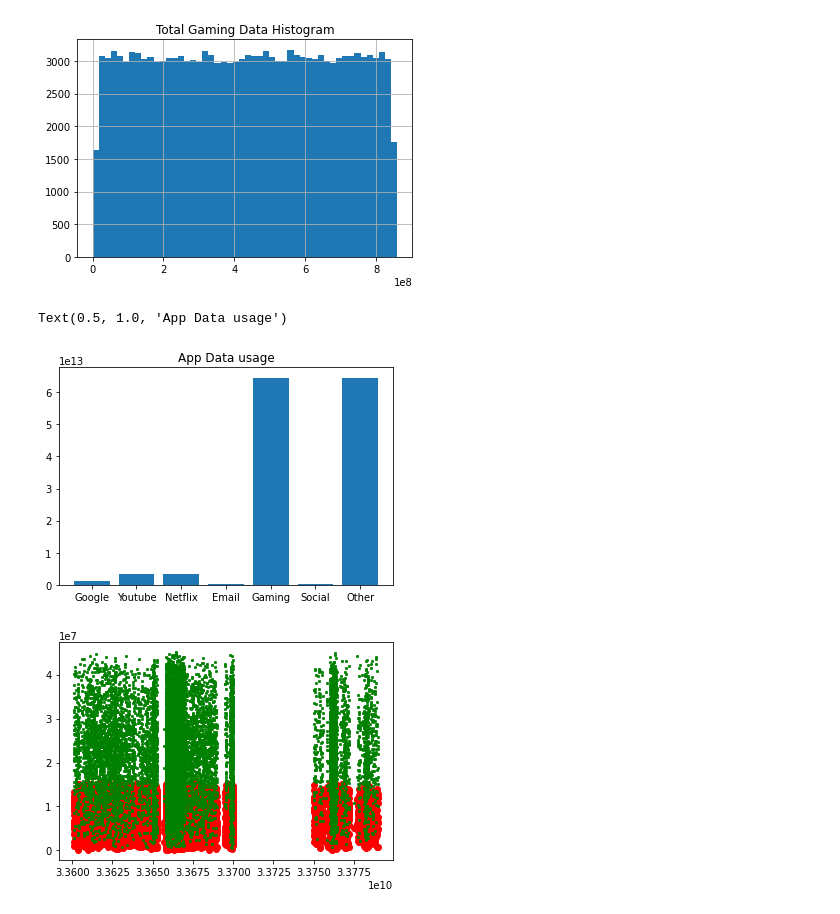
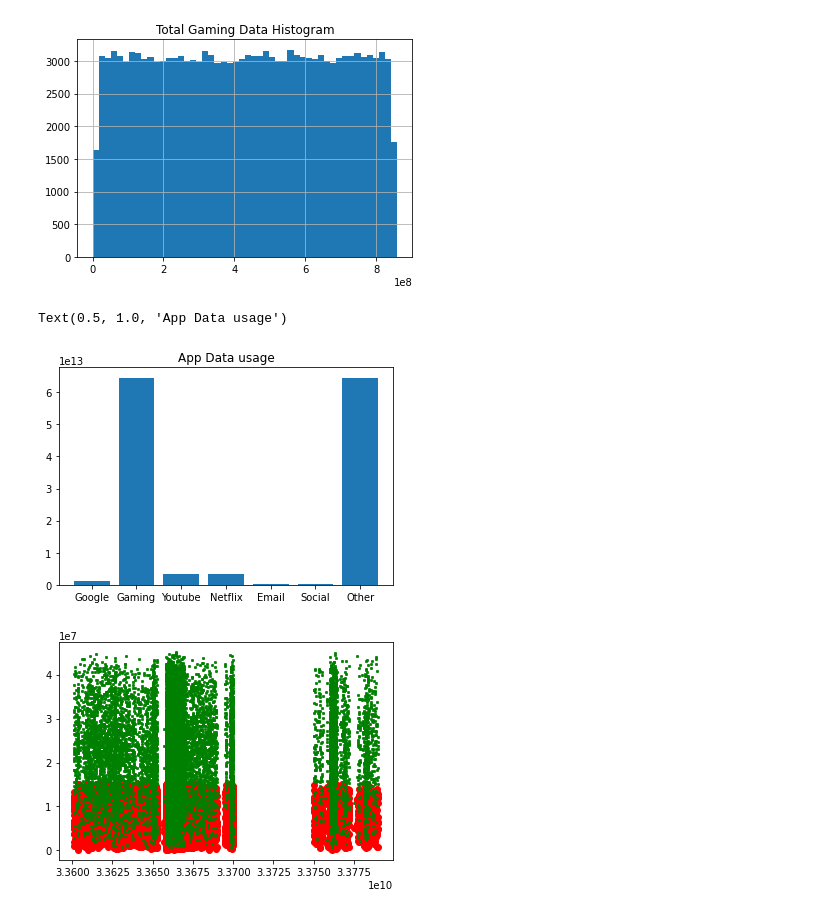
Before and after one commit to behigu/TellCo-Telecom-User-s-Data-Analysis, a Jupyter notebook: notebooks/Telco_telecom_user_data_analysis.ipynb, the cells around one changed output. Drawn from its saved outputs; the diff is of its cells as text; code cells hidden in the pictures.

```diff
--- a/notebooks/Telco_telecom_user_data_analysis.ipynb
+++ b/notebooks/Telco_telecom_user_data_analysis.ipynb
@@ -472,16 +472,16 @@ plt.title("Total Gaming Data Histogram")
 Text(0.5, 1.0, 'Total Gaming Data Histogram')
 [figure]
 # %%
-total_usage = df_clean[["Google_total_data_volume", "Youtube_total_data_volume", "Netflix_total_data_volume", "Email_total_data_volume", "Gaming_total_data_volume", "SocialMedia_total_data_volume", "Other_total_data_volume"]]
+total_usage = df_clean[["Google_total_data_volume", "Gaming_total_data_volume", "Youtube_total_data_volume", "Netflix_total_data_volume", "Email_total_data_volume", "SocialMedia_total_data_volume", "Other_total_data_volume"]]
 ind = np.arange(7)
 width =0.8
 
-plt.xticks(ind , ("Google", "Youtube", "Netflix", "Email", "Gaming", "Social", "Other"))
+plt.xticks(ind , ("Google","Gaming", "Youtube", "Netflix", "Email",  "Social", "Other"))
 plt.bar(ind, total_usage.sum(), width, label = "Total Usage")
 plt.title("App Data usage")
 # %% [output]
 Text(0.5, 1.0, 'App Data usage')
-[figure, old version]
+[figure, new version]
 # %%
 plt.scatter(df_clean['MSISDN/Number'].head(15000),df_clean['Google_total_data_volume'].head(15000),c='r')
 plt.scatter(df_clean['MSISDN/Number'].head(15000), df_clean['Youtube_total_data_volume'].head(15000),s=4, marker='X', c = 'g')
```
Also changed, not shown: parts of 16 cells of this notebook.
